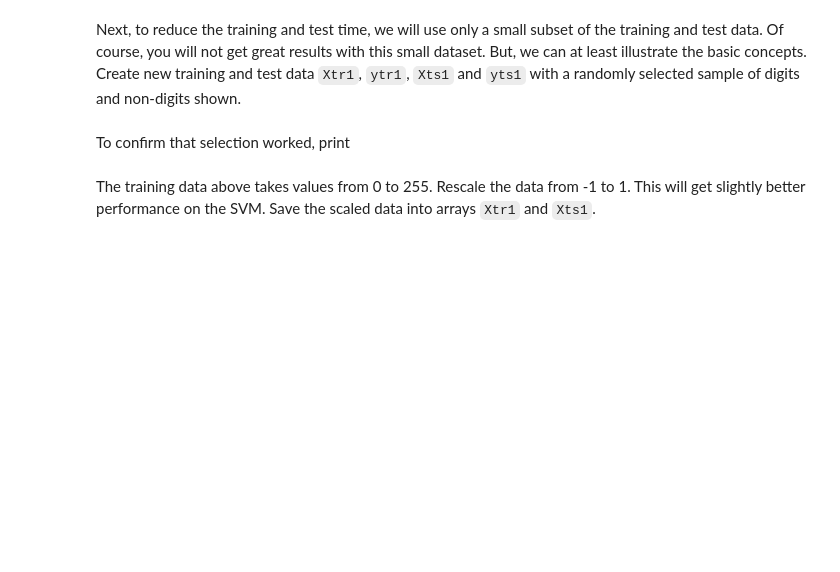
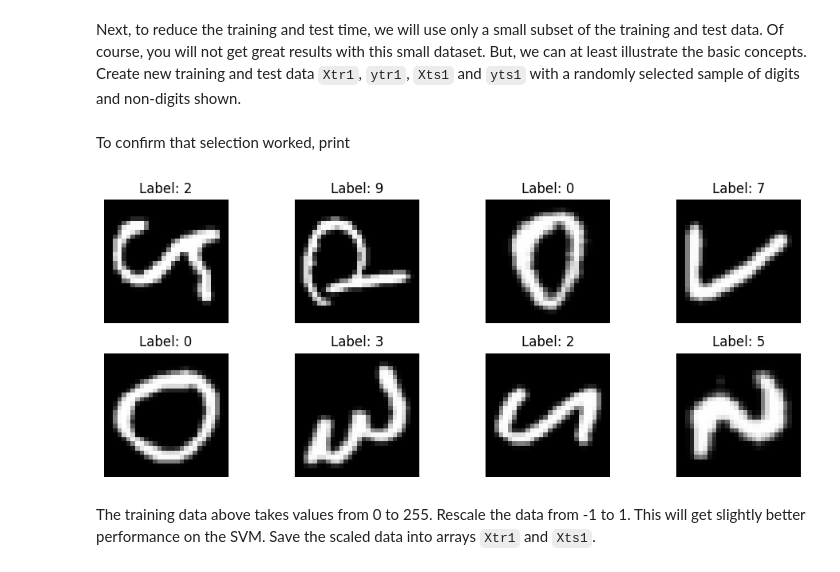
Before and after one commit to dpcarry/introml, a Jupyter notebook: unit08_svm/lab_emnist_partial.ipynb, the cells around one changed output. Cells and saved outputs as stored; diff of their text form; code cells hidden in the pictures; blank space fills up the shorter version.

```diff
--- a/unit08_svm/lab_emnist_partial.ipynb
+++ b/unit08_svm/lab_emnist_partial.ipynb
@@ -90,6 +106,15 @@ remove_list = ['I', 'L', 'O']
 #  Delete rows in data where character corresponds to r
 #  for r in remove_list:
 #     ...
+
+for r in remove_list:
+  char_index = classes.index(r)
+  rows_to_delete = np.where(ytr == char_index)[0]
+  Xtr = np.delete(Xtr, rows_to_delete, axis=0)
+  ytr = np.delete(ytr, rows_to_delete)
+  rows_delete = np.where(yts == char_index)[0]
+  Xts = np.delete(Xts, rows_to_delete, axis=0)
+  yts = np.delete(yts, rows_to_delete)
 # %% [markdown]
 SVM classifiers are VERY SLOW to train.  The training is particularly slow when there are a large number of classes, since the one classifier must be trained for each pair of labels.  To make the problem easier, we are going to lump all of the letters in one class and add that class to the digits.
 
@@ -103,2 +122,10 @@ non_digit_class = 10
+# %%
+non_digit_class = 10
+
+# TODO
+#  ytr = ...
+#  yts = ...
+ytr = np.where(ytr >= non_digit_class, non_digit_class, ytr)
+yts = np.where(yts >= non_digit_class, non_digit_class, yts)
 # %% [markdown]
 Next, to reduce the training and test time, we will use only a small subset of the training and test data.  Of course, you will not get great results with this small dataset.  But, we can at least illustrate the basic concepts.  Create new training and test data `Xtr1`, `ytr1`, `Xts1` and `yts1` with a randomly selected sample of digits and non-digits shown.
@@ -120,3 +175,21 @@ To confirm that selection worked, print
+# %%
+# TODO:  Plot 8 random samples from the training data of the digits
+# Select random digits
+np.random.seed(42)
+
+digit_indices = np.where(ytr1 < non_digit_class)[0]
+selected_indices = np.random.choice(digit_indices, 8, replace=False)
+
+plt.figure(figsize=(10, 4))
+for i, index in enumerate(selected_indices):
+    plt.subplot(2, 4, i + 1)
+    plt.imshow(Xtr1[index].reshape(28, 28), cmap='gray')
+    plt.axis('off')
+    plt.title(f'Label: {ytr1[index]}')
+plt.tight_layout()
+plt.show()
+# %% [output]
+[figure, added]
 # %% [markdown]
 The training data above takes values from 0 to 255.  Rescale the data from -1 to 1.  This will get slightly better performance on the SVM.  Save the scaled data into arrays `Xtr1` and `Xts1`.
 # %%
```
Also changed, not shown: parts of 20 cells of this notebook.
